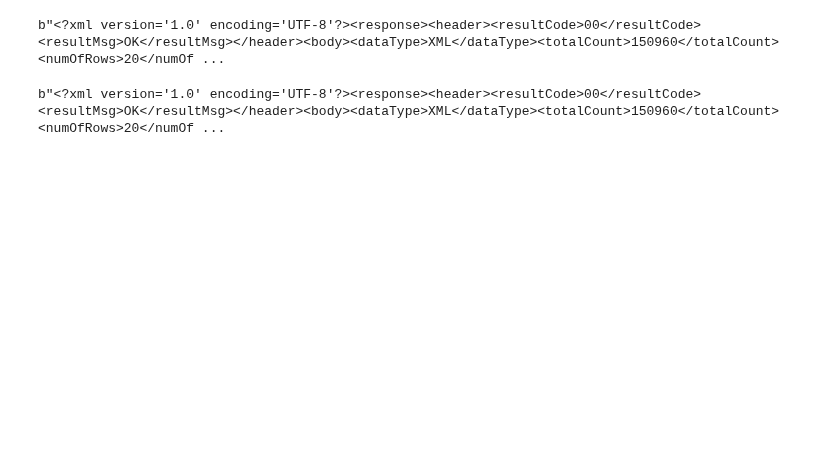
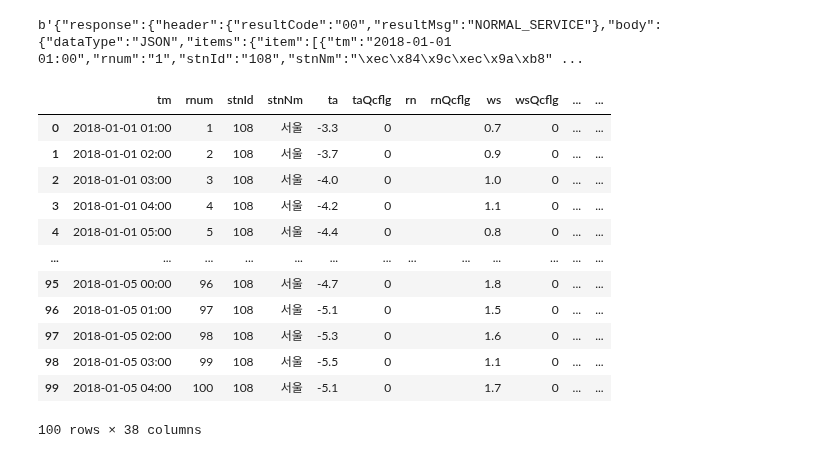
Before and after one commit to Jjineeq/Capstone_Design, a Jupyter notebook: weather_real_api.ipynb, the cells around one changed output. Drawn from its saved outputs; the diff is of its cells as text; code cells hidden in the pictures; blank space fills up the shorter version.

```diff
--- a/weather_real_api.ipynb
+++ b/weather_real_api.ipynb
@@ -1,14 +1,20 @@
 # %%
 import requests
 
-url = 'http://apis.data.go.kr/B552115/PvAmountByLocHr/getPvAmountByLocHr'
-params ={'serviceKey' : 'HBsd7IB4qCP0hHVD3lw2kZl+bAP0XU7KmA6WDTB8lh8AAbPtxJmuIgLJne4VTQB6NPgsIf9jRJ6nTjW9ZYykdw==', 'pageNo' : '1', 'numOfRows' : '20', 'dataType' : 'XML', 'dataCd' : 'ASOS', 'dateCd' : 'HR', 'startDt' : '20100101', 'startHh' : '01', 'endDt' : '20100601', 'endHh' : '01', 'stnIds' : '108' }
+url = 'http://apis.data.go.kr/1360000/AsosHourlyInfoService/getWthrDataList'
+params ={'serviceKey' : 'HBsd7IB4qCP0hHVD3lw2kZl+bAP0XU7KmA6WDTB8lh8AAbPtxJmuIgLJne4VTQB6NPgsIf9jRJ6nTjW9ZYykdw==',
+         'pageNo' : '1',
+         'numOfRows' : '100',
+         'dataType' : 'JSON',
+         'dataCd' : 'ASOS',
+         'dateCd' : 'HR',
+         'startDt' : '20180101',
+         'startHh' : '01',
+         'endDt' : '20180601',
+         'endHh' : '01',
+         'stnIds' : '108' }
 
 response = requests.get(url, params=params)
 print(response.content)
 # %% [output]
-b"<?xml version='1.0' encoding='UTF-8'?><response><header><resultCode>00</resultCode><resultMsg>OK</resultMsg></header><body><dataType>XML</dataType><totalCount>150960</totalCount><numOfRows>20</numOf ...
+b'{"response":{"header":{"resultCode":"00","resultMsg":"NORMAL_SERVICE"},"body":{"dataType":"JSON","items":{"item":[{"tm":"2018-01-01 01:00","rnum":"1","stnId":"108","stnNm":"\xec\x84\x9c\xec\x9a\xb8" ...
-# %%
-response.content
-# %% [output]
-b"<?xml version='1.0' encoding='UTF-8'?><response><header><resultCode>00</resultCode><resultMsg>OK</resultMsg></header><body><dataType>XML</dataType><totalCount>150960</totalCount><numOfRows>20</numOf ...
@@ -14,0 +23,4 @@ b"<?xml version='1.0' encoding='UTF-8'?><response><header><resultCode>00</result
+# %%
+data = response.json()
+# %%
+q = data['response']['body']['items']['item']
@@ -14,0 +29,16 @@ b"<?xml version='1.0' encoding='UTF-8'?><response><header><resultCode>00</result
+# %%
+pd.DataFrame(q)
+# %% [output]
+|  | tm | rnum | stnId | stnNm | ta | taQcflg | rn | rnQcflg | ws | wsQcflg | ... | ... |
+| 0 | 2018-01-01 01:00 | 1 | 108 | 서울 | -3.3 | 0 |  |  | 0.7 | 0 | ... | ... |
+| 1 | 2018-01-01 02:00 | 2 | 108 | 서울 | -3.7 | 0 |  |  | 0.9 | 0 | ... | ... |
+| 2 | 2018-01-01 03:00 | 3 | 108 | 서울 | -4.0 | 0 |  |  | 1.0 | 0 | ... | ... |
+| 3 | 2018-01-01 04:00 | 4 | 108 | 서울 | -4.2 | 0 |  |  | 1.1 | 0 | ... | ... |
+| 4 | 2018-01-01 05:00 | 5 | 108 | 서울 | -4.4 | 0 |  |  | 0.8 | 0 | ... | ... |
+| ... | ... | ... | ... | ... | ... | ... | ... | ... | ... | ... | ... | ... |
+| 95 | 2018-01-05 00:00 | 96 | 108 | 서울 | -4.7 | 0 |  |  | 1.8 | 0 | ... | ... |
+| 96 | 2018-01-05 01:00 | 97 | 108 | 서울 | -5.1 | 0 |  |  | 1.5 | 0 | ... | ... |
+| 97 | 2018-01-05 02:00 | 98 | 108 | 서울 | -5.3 | 0 |  |  | 1.6 | 0 | ... | ... |
+| 98 | 2018-01-05 03:00 | 99 | 108 | 서울 | -5.5 | 0 |  |  | 1.1 | 0 | ... | ... |
+| 99 | 2018-01-05 04:00 | 100 | 108 | 서울 | -5.1 | 0 |  |  | 1.7 | 0 | ... | ... |
+100 rows × 38 columns
```
Also changed, not shown: parts of 2 cells of this notebook, 4 other files.
